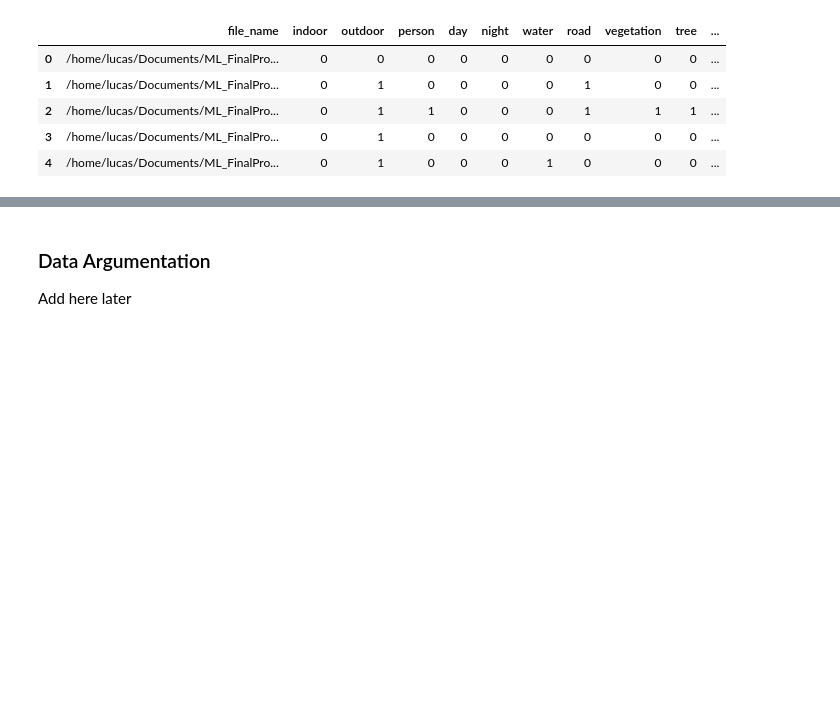
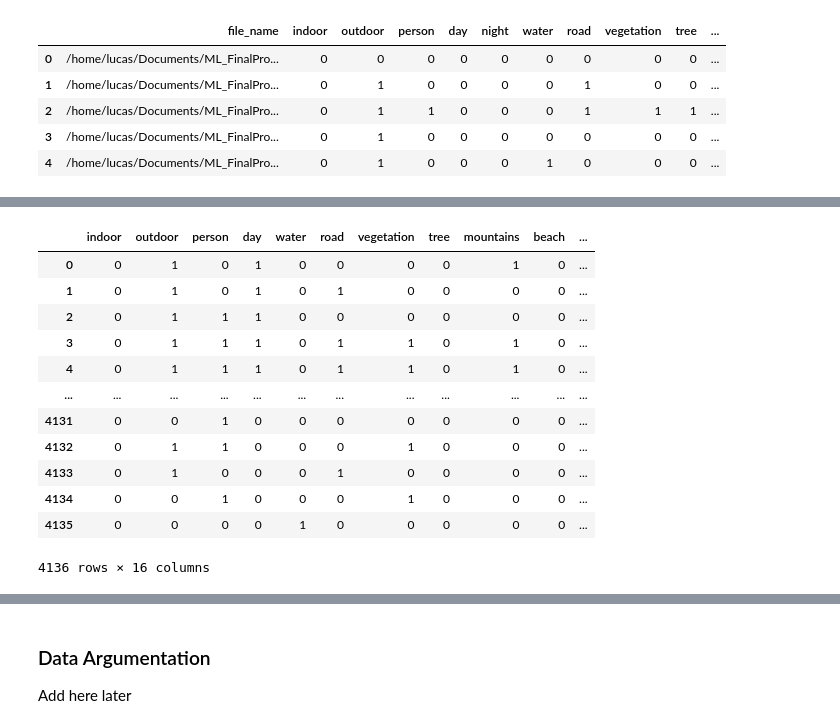
Before and after one commit to lsromao/MachineLearningProject, a Jupyter notebook: ML Final Project.ipynb, the cells around one changed output, grey strips where cells are left out. Saved outputs shown, nothing was run; the diff lists cells and outputs as text; code cells hidden in the pictures; blank space fills up the shorter version.

```diff
--- a/ML Final Project.ipynb
+++ b/ML Final Project.ipynb
@@ -126,0 +130,25 @@ train_df
+# %%
+from imblearn.combine import SMOTETomek
+smt = SMOTETomek(sampling_strategy='auto')
+
+cols = [col for col in train_df.columns if col not in ['night', 'classes', 'file_name']]
+X = train_df[cols]
+y = train_df['night']
+
+X_res, y_res = smt.fit_resample(X, y)
+# %%
+X_res
+# %% [output]
+|  | indoor | outdoor | person | day | water | road | vegetation | tree | mountains | beach | ... |
+| 0 | 0 | 1 | 0 | 1 | 0 | 0 | 0 | 0 | 1 | 0 | ... |
+| 1 | 0 | 1 | 0 | 1 | 0 | 1 | 0 | 0 | 0 | 0 | ... |
+| 2 | 0 | 1 | 1 | 1 | 0 | 0 | 0 | 0 | 0 | 0 | ... |
+| 3 | 0 | 1 | 1 | 1 | 0 | 1 | 1 | 0 | 1 | 0 | ... |
+| 4 | 0 | 1 | 1 | 1 | 0 | 1 | 1 | 0 | 1 | 0 | ... |
+| ... | ... | ... | ... | ... | ... | ... | ... | ... | ... | ... | ... |
+| 4131 | 0 | 0 | 1 | 0 | 0 | 0 | 0 | 0 | 0 | 0 | ... |
+| 4132 | 0 | 1 | 1 | 0 | 0 | 0 | 1 | 0 | 0 | 0 | ... |
+| 4133 | 0 | 1 | 0 | 0 | 0 | 1 | 0 | 0 | 0 | 0 | ... |
+| 4134 | 0 | 0 | 1 | 0 | 0 | 0 | 1 | 0 | 0 | 0 | ... |
+| 4135 | 0 | 0 | 0 | 0 | 1 | 0 | 0 | 0 | 0 | 0 | ... |
+4136 rows × 16 columns
```
Also changed, not shown: parts of 55 cells of this notebook.
